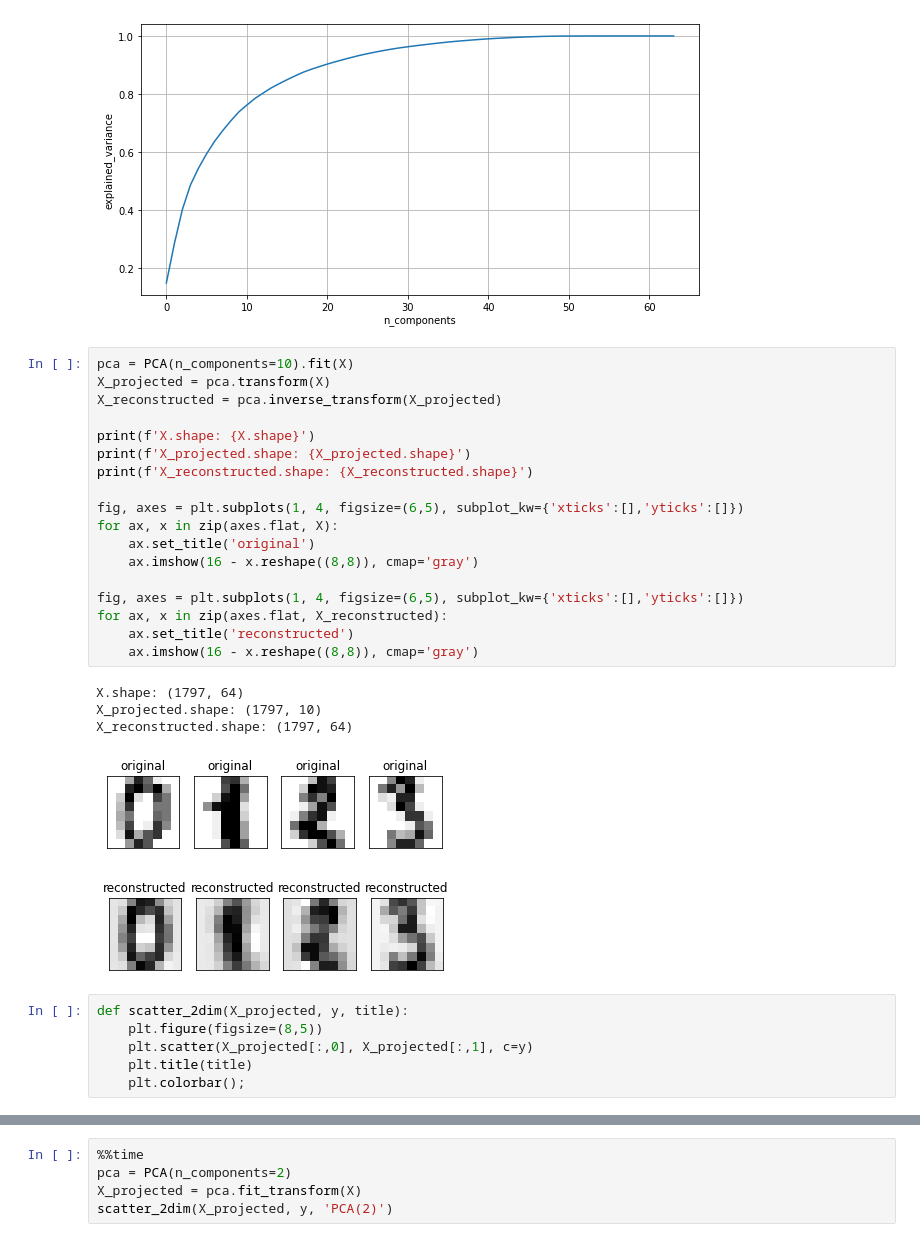
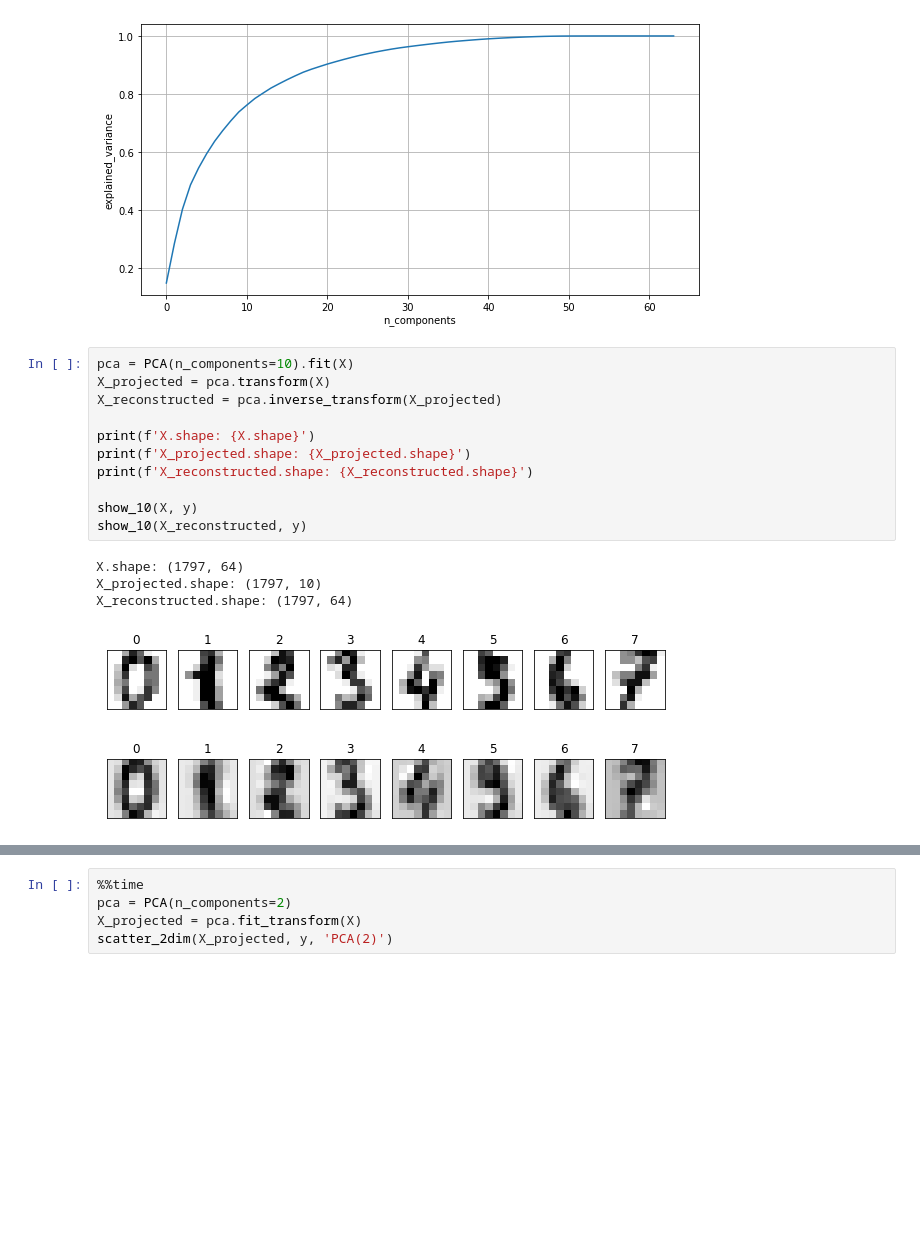
Before and after one commit to MitrofanovDmitry/study, a Jupyter notebook: practice/59 clustering/3.ipynb, the cells around one changed output, grey strips where cells are left out. Cells and saved outputs as stored; diff of their text form; blank space fills up the shorter version.

```diff
--- a/practice/59 clustering/3.ipynb
+++ b/practice/59 clustering/3.ipynb
@@ -51,30 +135,17 @@ plt.grid();
 # %%
 pca = PCA(n_components=10).fit(X)
 X_projected = pca.transform(X)
 X_reconstructed = pca.inverse_transform(X_projected)
 
 print(f'X.shape: {X.shape}')
 print(f'X_projected.shape: {X_projected.shape}')
 print(f'X_reconstructed.shape: {X_reconstructed.shape}')
 
-fig, axes = plt.subplots(1, 4, figsize=(6,5), subplot_kw={'xticks':[],'yticks':[]})
-for ax, x in zip(axes.flat, X):
-    ax.set_title('original')
-    ax.imshow(16 - x.reshape((8,8)), cmap='gray')
-
-fig, axes = plt.subplots(1, 4, figsize=(6,5), subplot_kw={'xticks':[],'yticks':[]})
-for ax, x in zip(axes.flat, X_reconstructed):
-    ax.set_title('reconstructed')
-    ax.imshow(16 - x.reshape((8,8)), cmap='gray')
+show_10(X, y)
+show_10(X_reconstructed, y)
 # %% [output]
 X.shape: (1797, 64)
 X_projected.shape: (1797, 10)
 X_reconstructed.shape: (1797, 64)
-[figure, old version]
+[figure, new version]
-[figure, old version]
+[figure, new version]
-# %%
-def scatter_2dim(X_projected, y, title):
-    plt.figure(figsize=(8,5))
-    plt.scatter(X_projected[:,0], X_projected[:,1], c=y)
-    plt.title(title)
-    plt.colorbar();
```
Also changed, not shown: parts of 18 cells of this notebook, 1 other file.
